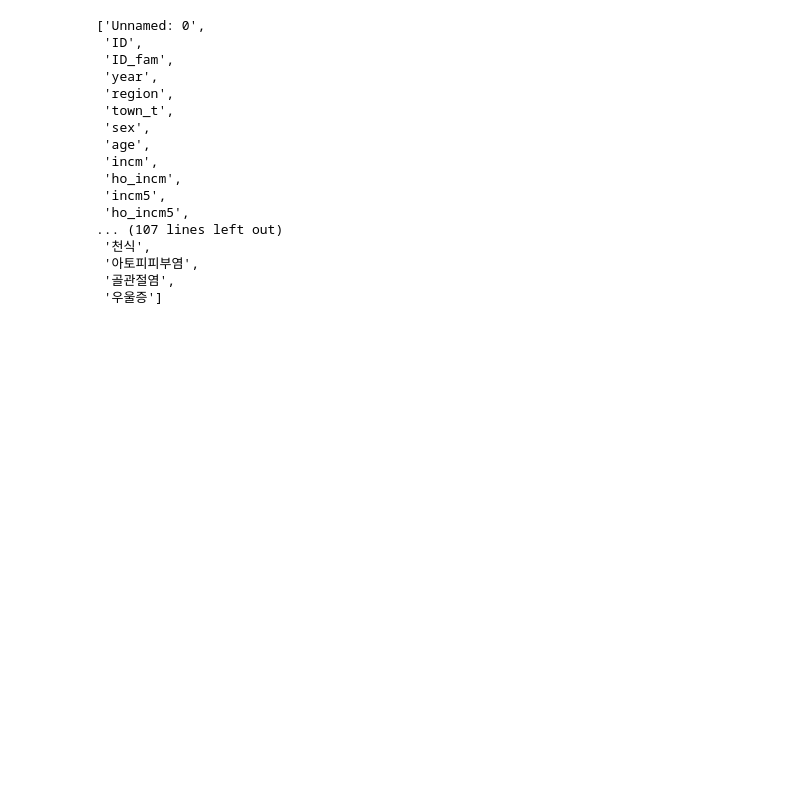
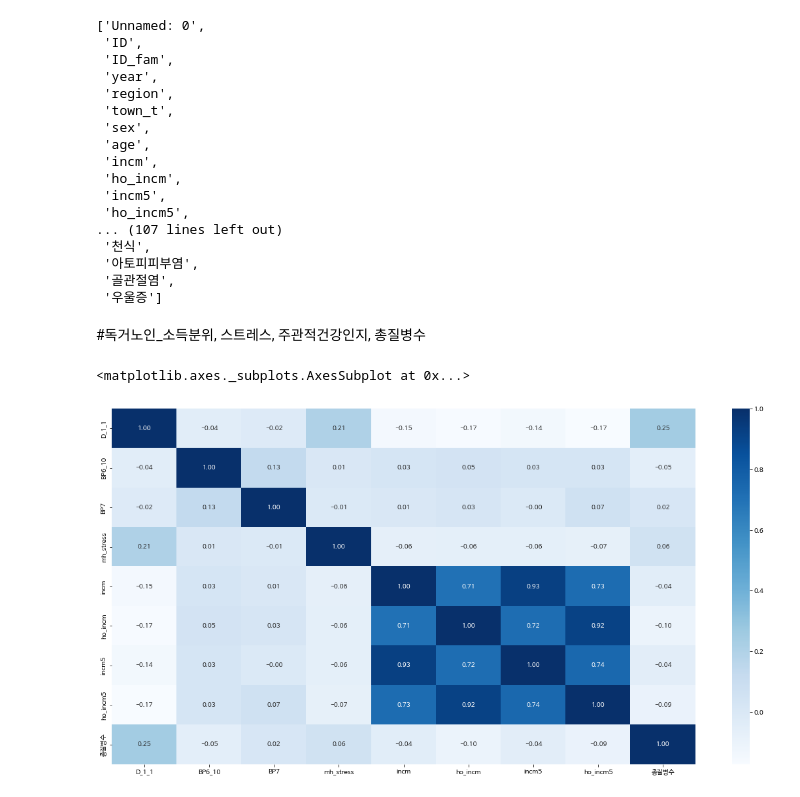
Before and after one commit to amthreeh/healthnutrition, a Jupyter notebook: 상관관계_분석.ipynb, the cells around one changed output. Drawn from its saved outputs; the diff is of its cells as text; code cells hidden in the pictures; blank space fills up the shorter version.

```diff
--- a/상관관계_분석.ipynb
+++ b/상관관계_분석.ipynb
@@ -156,3 +158,14 @@ region_old_g.columns.tolist()
  '아토피피부염',
  '골관절염',
  '우울증']
+# %% [markdown]
+#독거노인_소득분위, 스트레스, 주관적건강인지, 총질병수
+# %%
+df = pd.concat([new_alone[stress],new_alone[income], new_alone["총질병수"]], axis=1)
+df = df.corr(method='pearson')
+
+plt.figure(figsize=(20,10))
+sns.heatmap(df, annot=True, fmt=".2f", cmap='Blues')
+# %% [output]
+<matplotlib.axes._subplots.AxesSubplot at 0x...>
+[figure, added]
```
Also changed, not shown: parts of 1 cell of this notebook.
